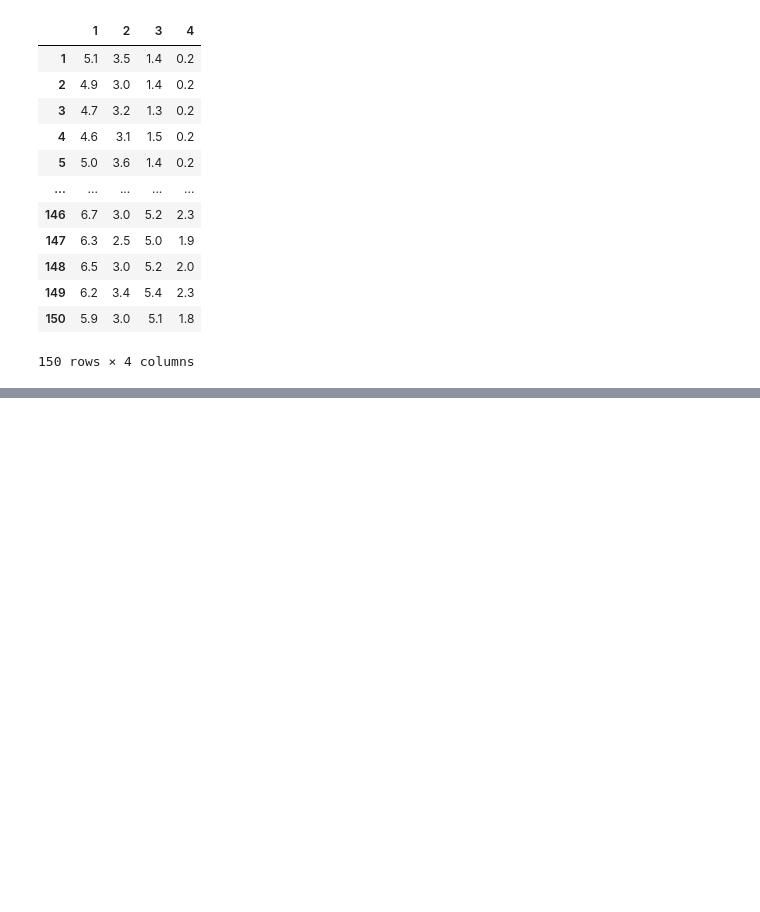
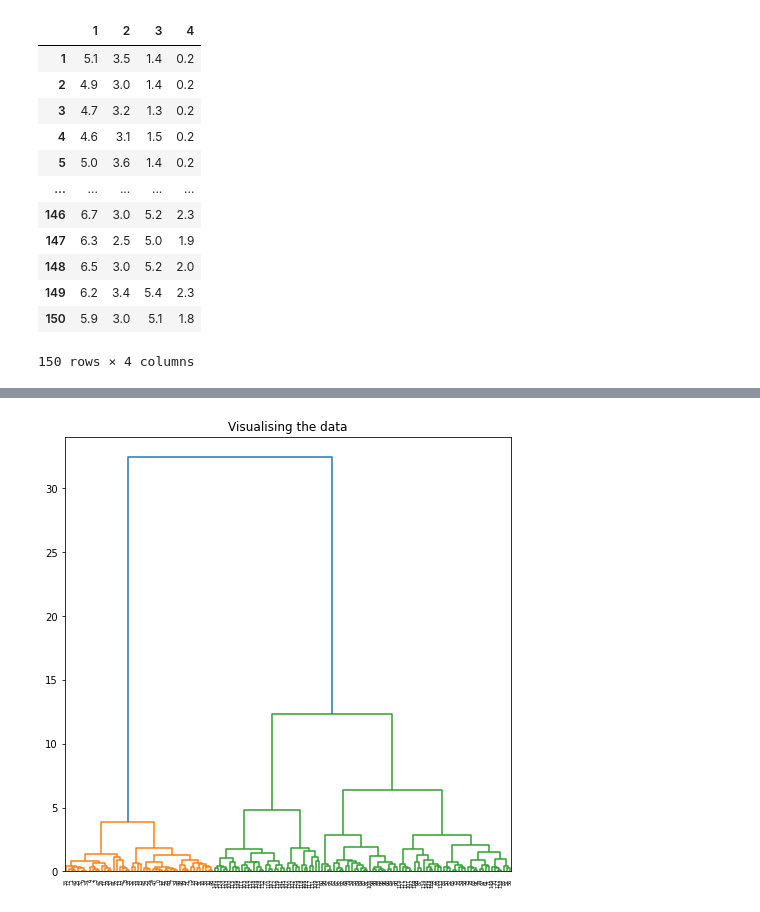
Before and after one commit to shikhar-anand/Clustering-Algorithms, a Jupyter notebook: Agglomerative Clustering.ipynb, the cells around one changed output, grey strips where cells are left out. Cells and saved outputs as stored; diff of their text form; code cells hidden in the pictures; blank space fills up the shorter version.

```diff
--- a/Agglomerative Clustering.ipynb
+++ b/Agglomerative Clustering.ipynb
@@ -122 +137,7 @@ y_df
 150 rows × 1 columns
+# %%
+plt.figure(figsize =(8, 8))
+plt.title('Visualising the data')
+Dendrogram = shc.dendrogram((shc.linkage(X_df, method ='ward')))
+# %% [output]
+[figure, added]
```
Also changed, not shown: parts of 18 cells of this notebook.
